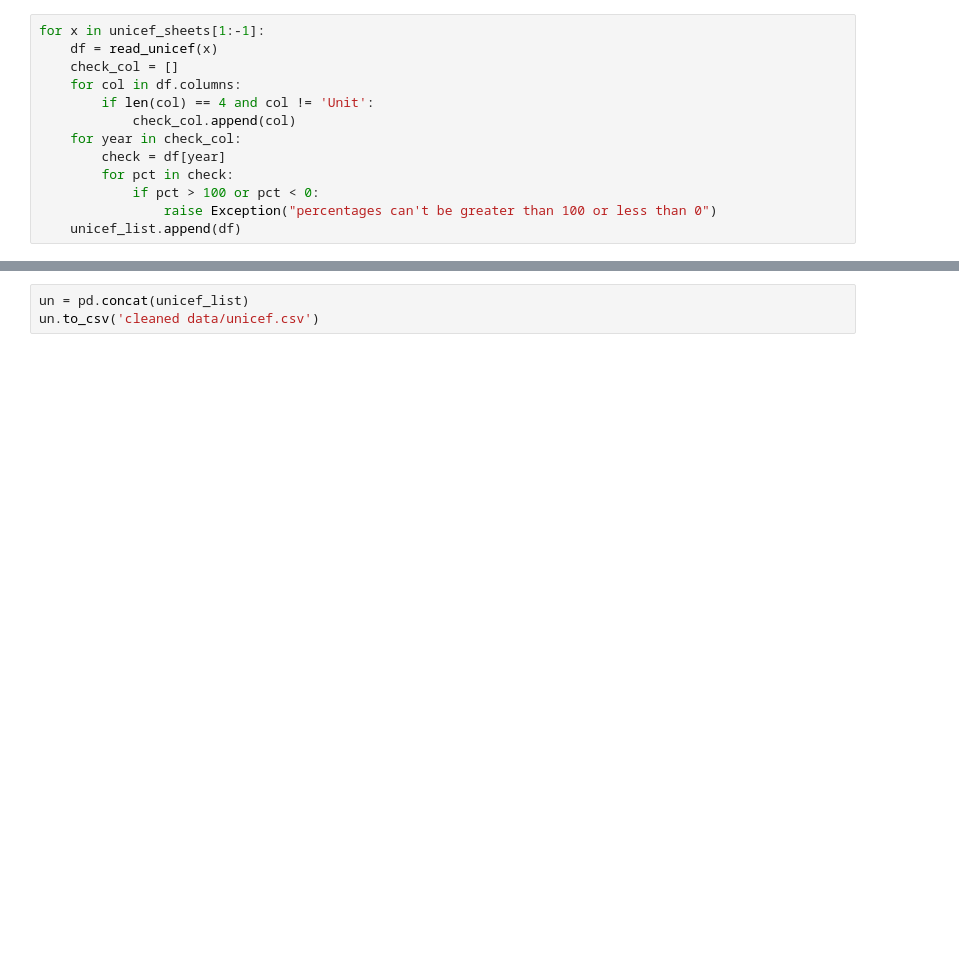
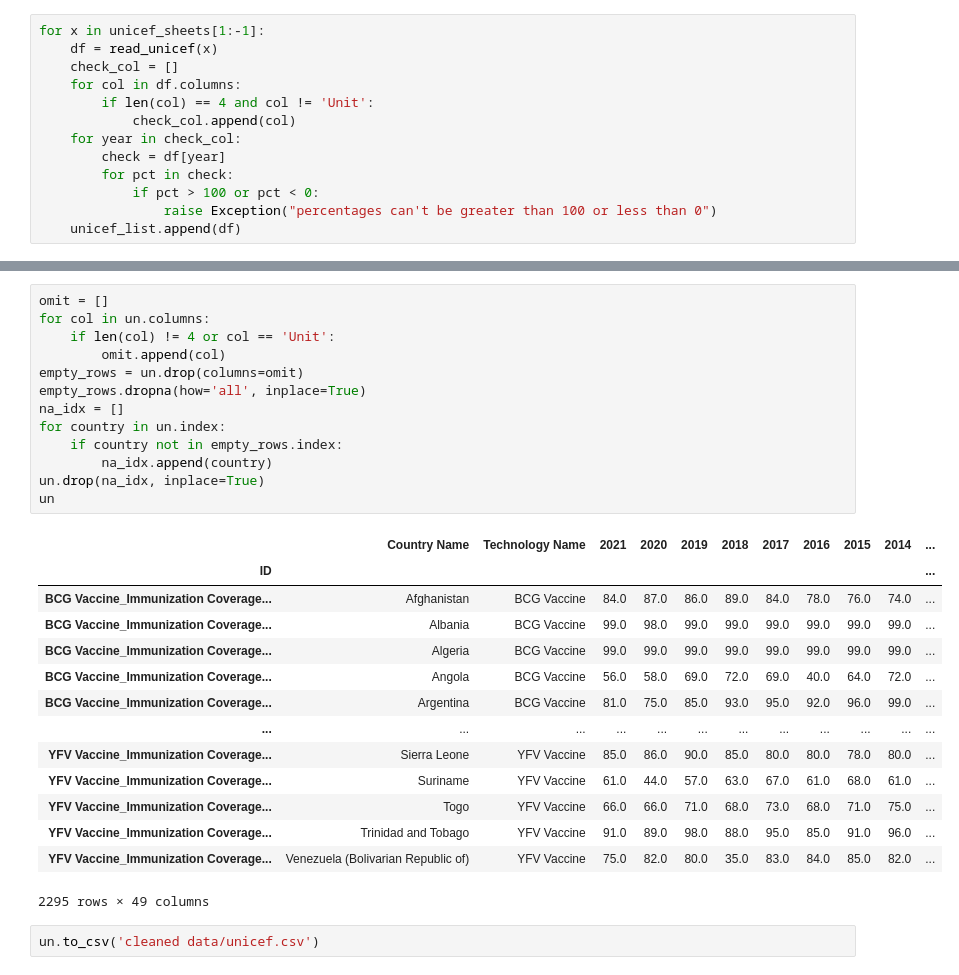
Before and after one commit to ariana848/historical_tech, a Jupyter notebook: reading files/read_unicef.ipynb, the cells around one changed output, grey strips where cells are left out. Saved outputs shown, nothing was run; the diff lists cells and outputs as text; blank space fills up the shorter version.

```diff
--- a/reading files/read_unicef.ipynb
+++ b/reading files/read_unicef.ipynb
@@ -61,3 +79,30 @@ for x in unicef_sheets[1:-1]:
+# %%
+omit = []
+for col in un.columns:
+    if len(col) != 4 or col == 'Unit':
+        omit.append(col)
+empty_rows = un.drop(columns=omit)
+empty_rows.dropna(how='all', inplace=True)
+na_idx = []
+for country in un.index:
+    if country not in empty_rows.index:
+        na_idx.append(country)
+un.drop(na_idx, inplace=True)
+un
+# %% [output]
+|  | Country Name | Technology Name | 2021 | 2020 | 2019 | 2018 | 2017 | 2016 | 2015 | 2014 | ... |
+| ID |  |  |  |  |  |  |  |  |  |  | ... |
+| BCG Vaccine_Immunization Coverage... | Afghanistan | BCG Vaccine | 84.0 | 87.0 | 86.0 | 89.0 | 84.0 | 78.0 | 76.0 | 74.0 | ... |
+| BCG Vaccine_Immunization Coverage... | Albania | BCG Vaccine | 99.0 | 98.0 | 99.0 | 99.0 | 99.0 | 99.0 | 99.0 | 99.0 | ... |
+| BCG Vaccine_Immunization Coverage... | Algeria | BCG Vaccine | 99.0 | 99.0 | 99.0 | 99.0 | 99.0 | 99.0 | 99.0 | 99.0 | ... |
+| BCG Vaccine_Immunization Coverage... | Angola | BCG Vaccine | 56.0 | 58.0 | 69.0 | 72.0 | 69.0 | 40.0 | 64.0 | 72.0 | ... |
+| BCG Vaccine_Immunization Coverage... | Argentina | BCG Vaccine | 81.0 | 75.0 | 85.0 | 93.0 | 95.0 | 92.0 | 96.0 | 99.0 | ... |
+| ... | ... | ... | ... | ... | ... | ... | ... | ... | ... | ... | ... |
+| YFV Vaccine_Immunization Coverage... | Sierra Leone | YFV Vaccine | 85.0 | 86.0 | 90.0 | 85.0 | 80.0 | 80.0 | 78.0 | 80.0 | ... |
+| YFV Vaccine_Immunization Coverage... | Suriname | YFV Vaccine | 61.0 | 44.0 | 57.0 | 63.0 | 67.0 | 61.0 | 68.0 | 61.0 | ... |
+| YFV Vaccine_Immunization Coverage... | Togo | YFV Vaccine | 66.0 | 66.0 | 71.0 | 68.0 | 73.0 | 68.0 | 71.0 | 75.0 | ... |
+| YFV Vaccine_Immunization Coverage... | Trinidad and Tobago | YFV Vaccine | 91.0 | 89.0 | 98.0 | 88.0 | 95.0 | 85.0 | 91.0 | 96.0 | ... |
+| YFV Vaccine_Immunization Coverage... | Venezuela (Bolivarian Republic of) | YFV Vaccine | 75.0 | 82.0 | 80.0 | 35.0 | 83.0 | 84.0 | 85.0 | 82.0 | ... |
+2295 rows × 49 columns
 # %%
-un = pd.concat(unicef_list)
 un.to_csv('cleaned data/unicef.csv')
```
Also changed, not shown: parts of 2 cells of this notebook, 10 other files.
